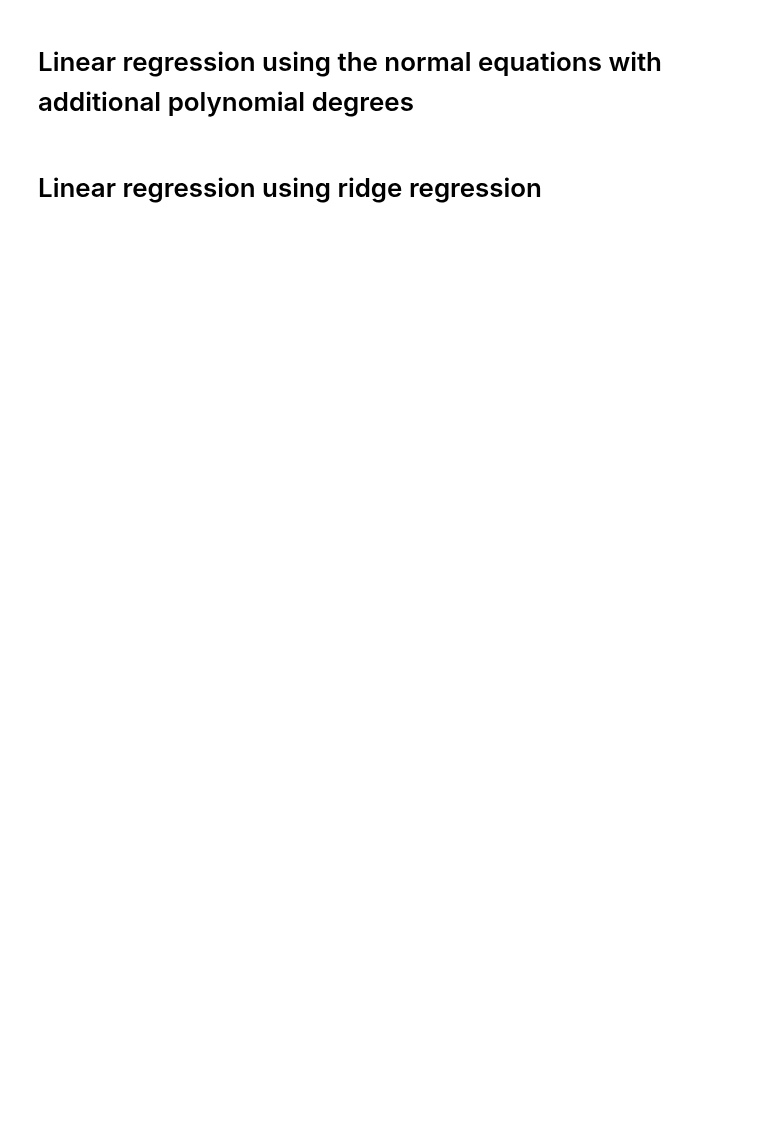
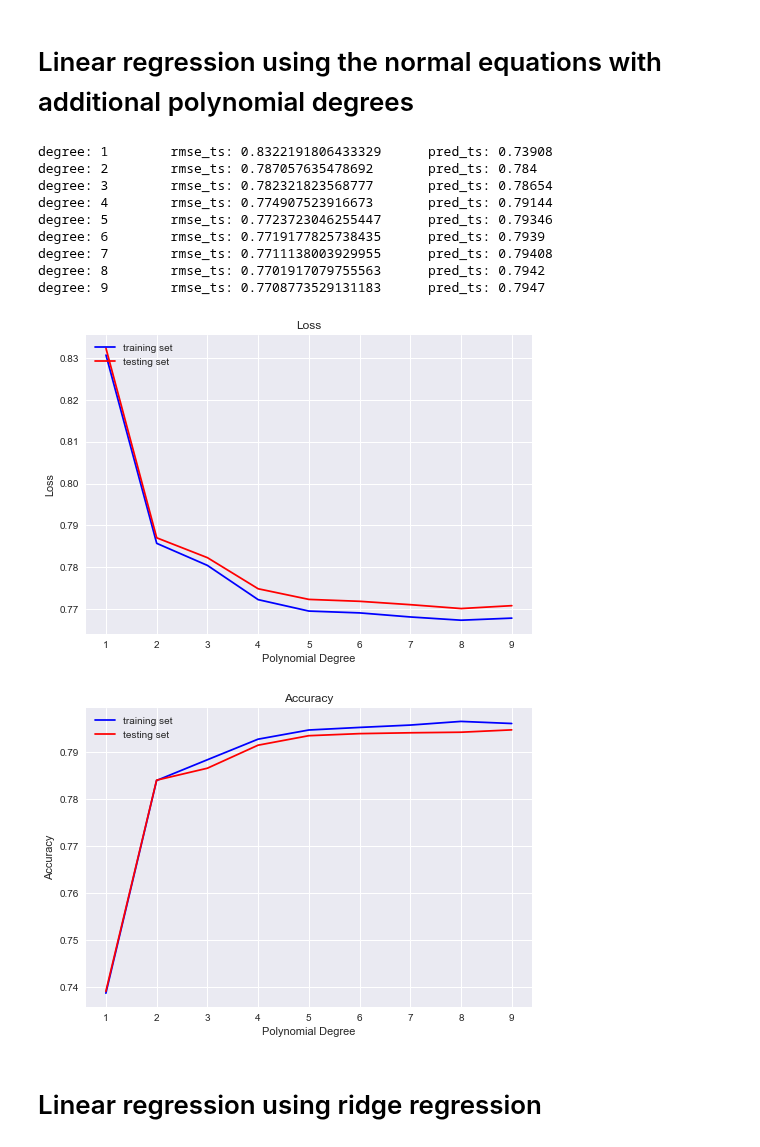
Before and after one commit to hhschede/machine_learning, a Jupyter notebook: project_1/testing_implemented_functions.ipynb, the cells around one changed output. Saved outputs shown, nothing was run; the diff lists cells and outputs as text; code cells hidden in the pictures; blank space fills up the shorter version.

```diff
--- a/project_1/testing_implemented_functions.ipynb
+++ b/project_1/testing_implemented_functions.ipynb
@@ -106,7 +113,7 @@ train accuracy : 0.744585        | test accuracy : 0.74496
 Linear regression using the normal equations with additional polynomial degrees
 ===
 # %%
-degrees = range(1,4)
+degrees = range(1,10)
 rmse_tr = np.zeros(len(degrees))
 rmse_ts = np.zeros(len(degrees))
 pred_tr = np.zeros(len(degrees))
@@ -125,33 +132,45 @@ for ind, degree in enumerate(degrees):
     #test the model
 
     rmse_ts[ind] = (np.sqrt(2 * compute_loss(y_t, tx_t_poly, w)))
     pred_ts[ind] = (pred_accuracy(predict_labels(w, tx_t_poly), y_t))
 
     # print the update
     print("degree: {d} \t rmse_ts: {a} \t  pred_ts: {b}".format(d = degree, a = rmse_ts[ind], b = pred_ts[ind]))
 
 
 
 # plot the loss
 plt.style.use('seaborn')
 plt.plot(degrees,rmse_tr, c='blue')
 plt.plot(degrees,rmse_ts, c='red')
 plt.title('Loss')
 plt.xlabel('Polynomial Degree')
 plt.ylabel('Loss')
 plt.legend(['training set', 'testing set'], loc='upper left')
 plt.show()
 
 
 #plot the accuracy
 plt.style.use('seaborn')
 plt.plot(degrees,pred_tr, c='blue')
 plt.plot(degrees,pred_ts, c='red')
 plt.title('Accuracy')
 plt.xlabel('Polynomial Degree')
 plt.ylabel('Accuracy')
 plt.legend(['training set', 'testing set'], loc='upper left')
 plt.show()
+# %% [output]
+degree: 1        rmse_ts: 0.8322191806433329      pred_ts: 0.73908
+degree: 2        rmse_ts: 0.787057635478692       pred_ts: 0.784
+degree: 3        rmse_ts: 0.782321823568777       pred_ts: 0.78654
+degree: 4        rmse_ts: 0.774907523916673       pred_ts: 0.79144
+degree: 5        rmse_ts: 0.7723723046255447      pred_ts: 0.79346
+degree: 6        rmse_ts: 0.7719177825738435      pred_ts: 0.7939
+degree: 7        rmse_ts: 0.7711138003929955      pred_ts: 0.79408
+degree: 8        rmse_ts: 0.7701917079755563      pred_ts: 0.7942
+degree: 9        rmse_ts: 0.7708773529131183      pred_ts: 0.7947
+[figure, added]
+[figure, added]
 # %% [markdown]
 Linear regression using ridge regression
 ===
```
Also changed, not shown: parts of 14 cells of this notebook, 3 other files.
